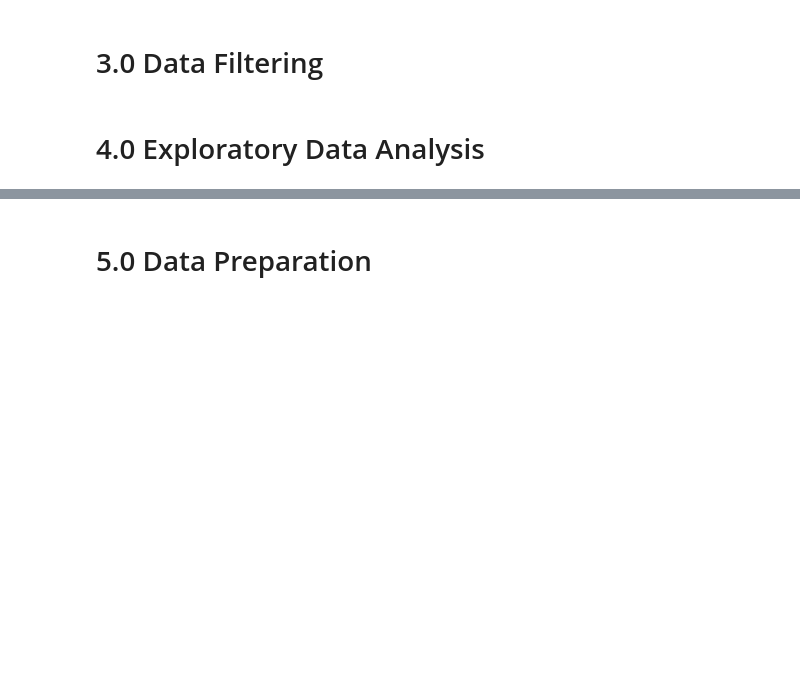
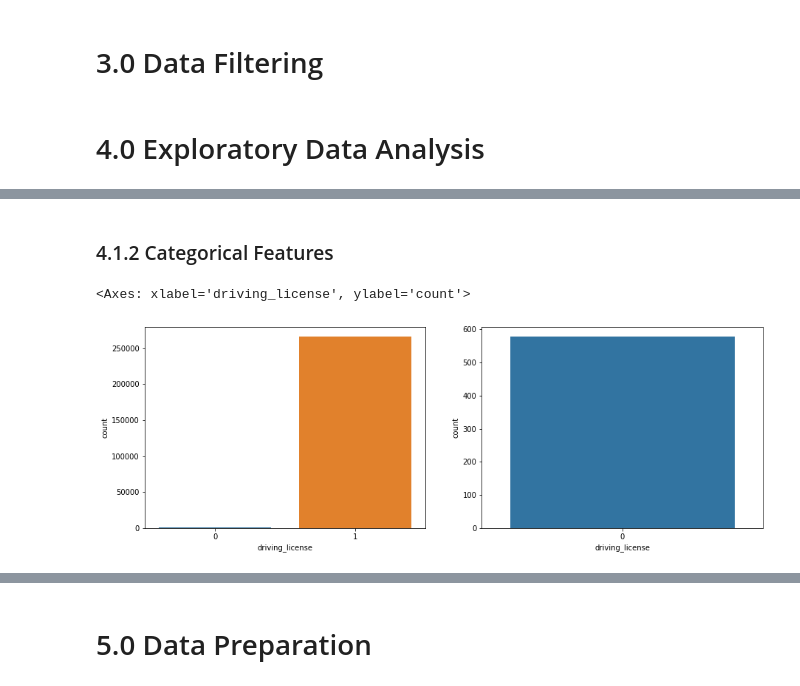
Before and after one commit to alexandrerod/health_insurance_cross_sell, a Jupyter notebook: notebooks/heath_insurance.ipynb, the cells around one changed output, grey strips where cells are left out. Cells and saved outputs as stored; diff of their text form; code cells hidden in the pictures; blank space fills up the shorter version.

```diff
--- a/notebooks/heath_insurance.ipynb
+++ b/notebooks/heath_insurance.ipynb
@@ -93,0 +247,14 @@ df_test = pd.concat([X_test, y_test], axis=1)
+# %% [markdown]
+### 4.1.2 Categorical Features
+# %%
+#Driving Licence
+plt.figure(figsize=(15,5))
+plt.subplot(1,2,1)
+sns.countplot(data=df4, x='driving_license')
+plt.subplot(1,2,2)
+aux = df4.loc[df4['driving_license'] == 0, :].reset_index()
+# sns.countplot(data=aux, x='driving_license')
+sns.countplot(data=aux, x='driving_license')
+# %% [output]
+<Axes: xlabel='driving_license', ylabel='count'>
+[figure, added]
```
Also changed, not shown: parts of 44 cells of this notebook.
